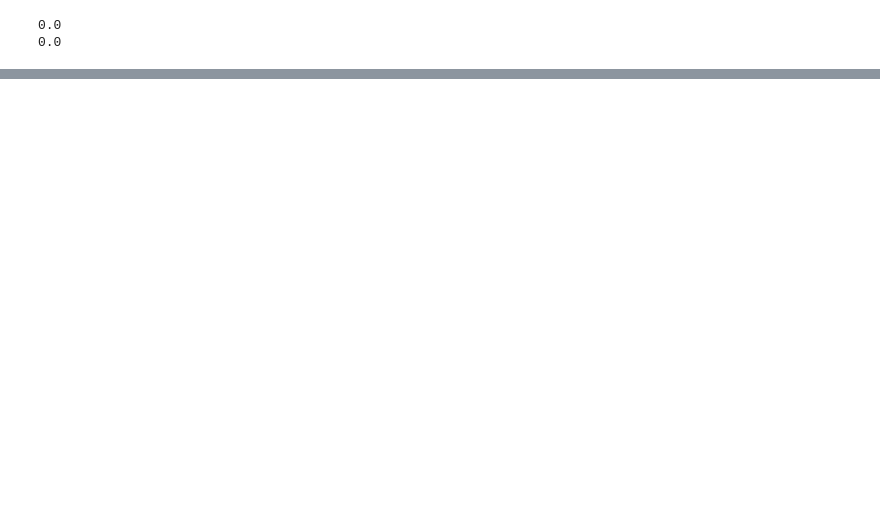
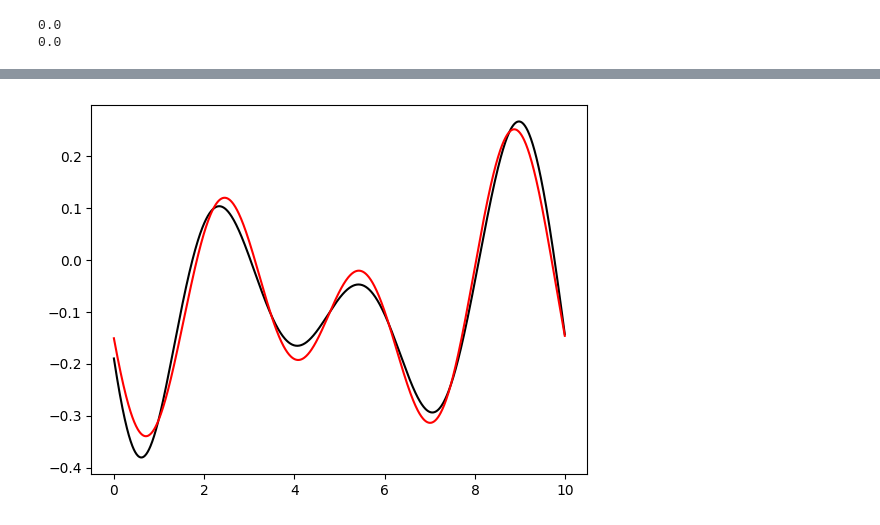
Before and after one commit to hbhat4000/hessQOC, a Jupyter notebook: qocHessScipy.ipynb, the cells around one changed output, grey strips where cells are left out. Saved outputs shown, nothing was run; the diff lists cells and outputs as text; code cells hidden in the pictures; blank space fills up the shorter version.

```diff
--- a/qocHessScipy.ipynb
+++ b/qocHessScipy.ipynb
@@ -378 +380,5 @@ plt.show()
+# %%
+tvec = np.arange(numsteps)*dt
+# %%
+fhat = np.fft.fftshift(np.fft.fft(xstar.x))
 # %%
@@ -397,0 +405,9 @@ xstar
+# %%
+plt.plot(tvec, xstar.x, color='black')
+plt.plot(tvec, bias*np.ones(numsteps) +
+         2*np.real(fhat[(numsteps//2)+1]*np.exp(2*np.pi*1j*kvec[1]*tvec))/numsteps +
+         2*np.real(fhat[(numsteps//2)+2]*np.exp(2*np.pi*1j*kvec[2]*tvec))/numsteps +
+         2*np.real(fhat[(numsteps//2)+3]*np.exp(2*np.pi*1j*kvec[3]*tvec))/numsteps, color='red')
+plt.show()
+# %% [output]
+[figure, added]
```
Also changed, not shown: parts of 14 cells of this notebook, 26 other files.
